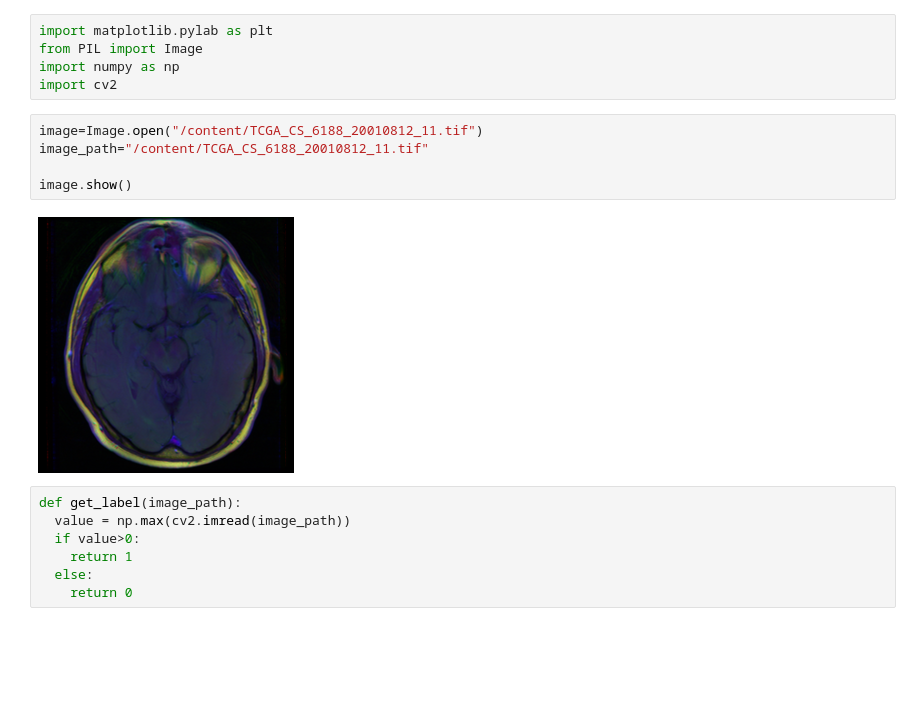
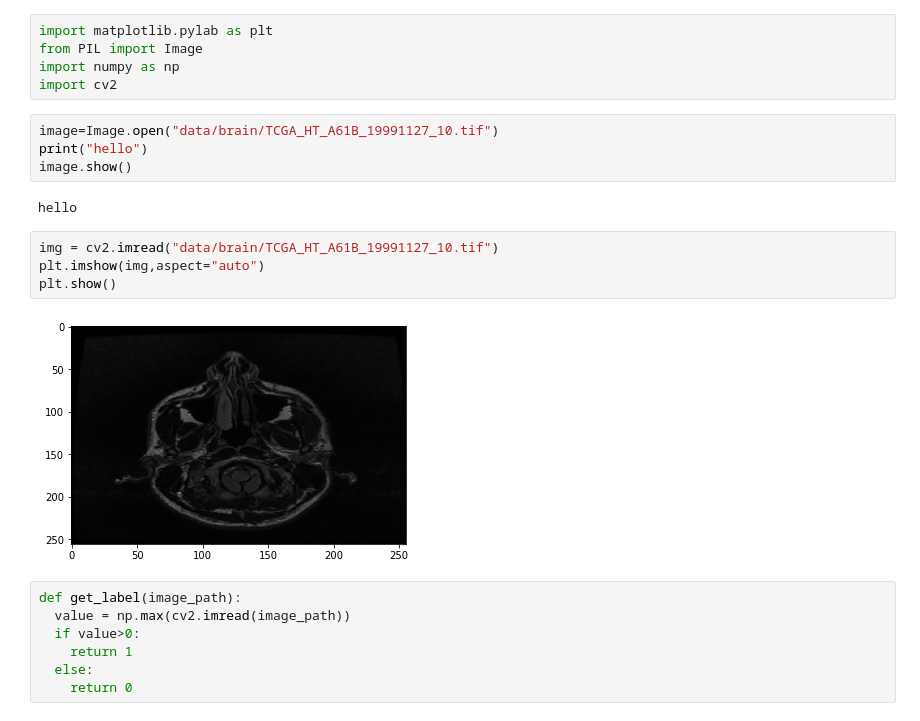
Before and after one commit to amn67/cmsc472_medicaldiagnosis, a Jupyter notebook: Brain_DICOM_Data.ipynb, the cells around one changed output. Saved outputs shown, nothing was run; the diff lists cells and outputs as text; blank space fills up the shorter version.

```diff
--- a/Brain_DICOM_Data.ipynb
+++ b/Brain_DICOM_Data.ipynb
@@ -4,12 +4,17 @@ from PIL import Image
 import numpy as np
 import cv2
 # %%
-image=Image.open("/content/TCGA_CS_6188_20010812_11.tif")
-image_path="/content/TCGA_CS_6188_20010812_11.tif"
-
+image=Image.open("data/brain/TCGA_HT_A61B_19991127_10.tif")
+print("hello")
 image.show()
 # %% [output]
-[figure, removed]
+hello
+# %%
+img = cv2.imread("data/brain/TCGA_HT_A61B_19991127_10.tif")
+plt.imshow(img,aspect="auto")
+plt.show()
+# %% [output]
+[figure, added]
 # %%
 def get_label(image_path):
   value = np.max(cv2.imread(image_path))
```
Also changed, not shown: 2 other files.
